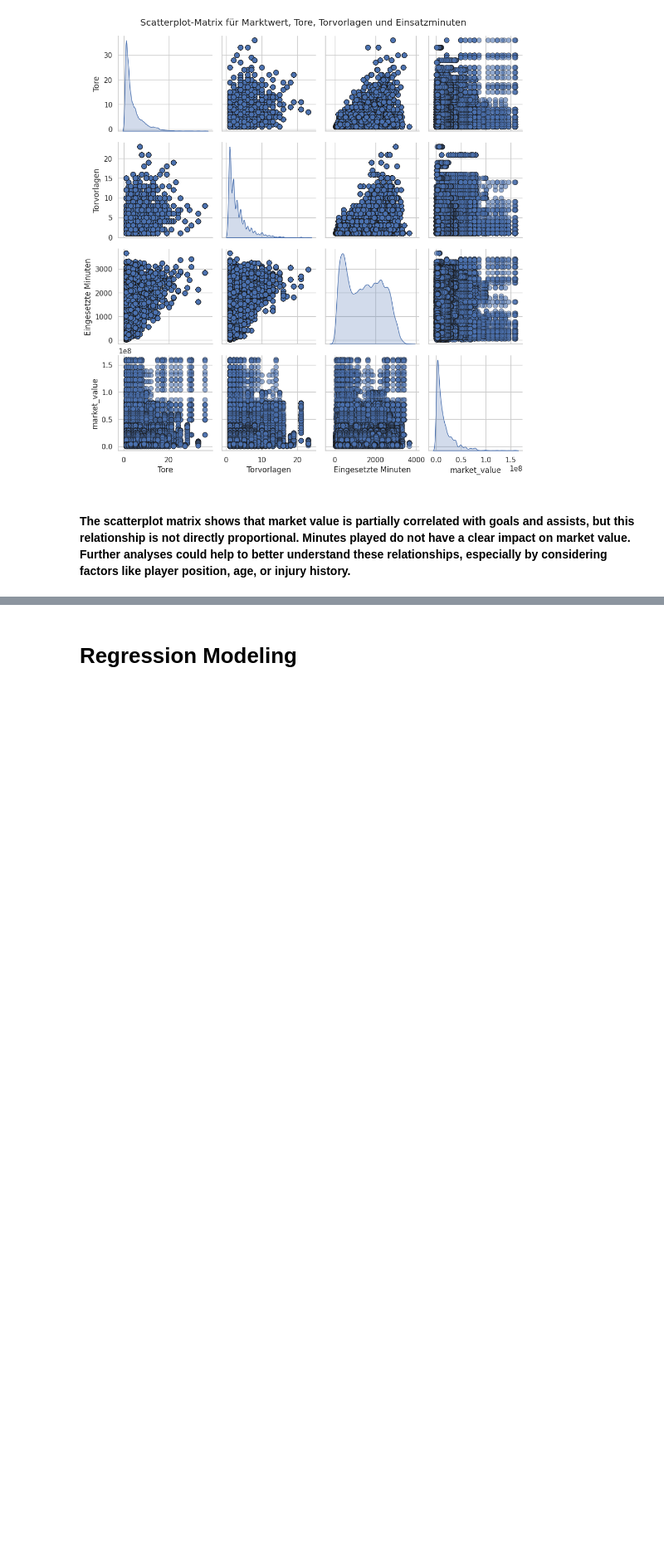
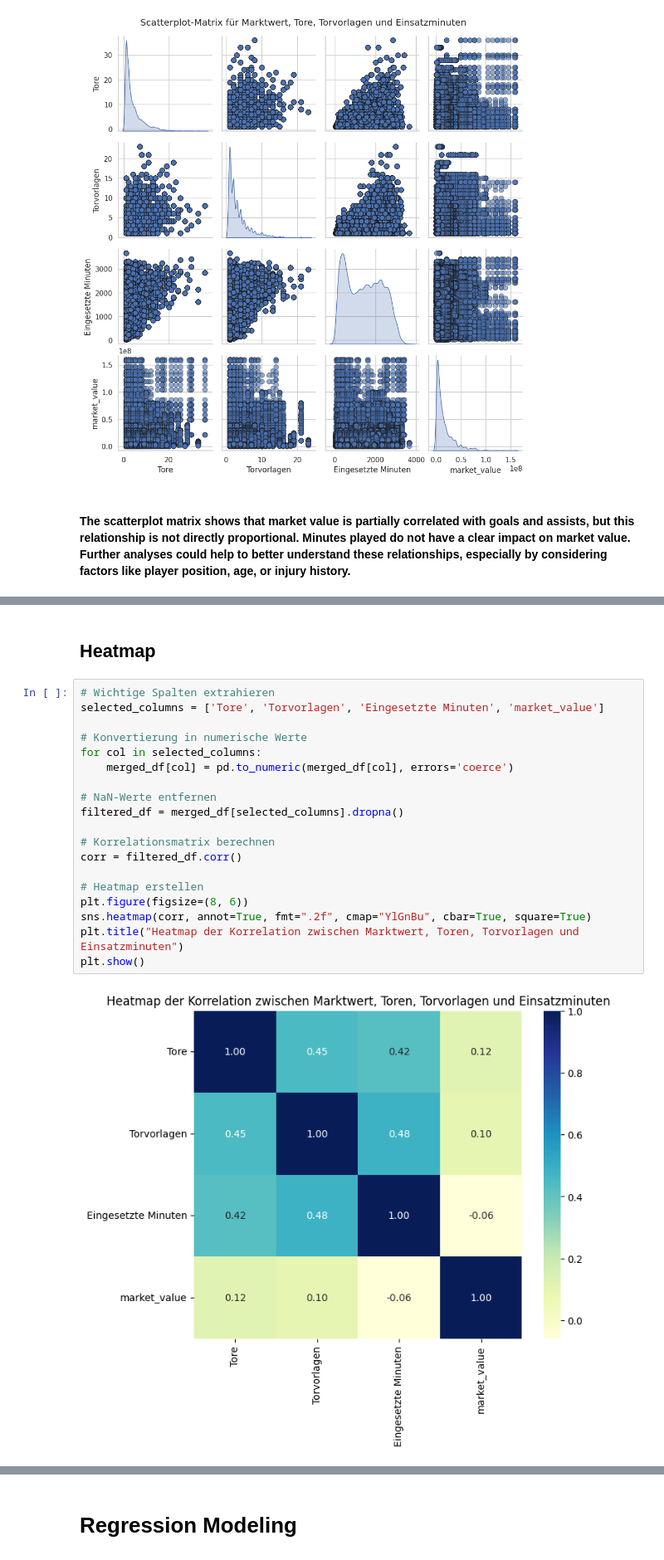
Before and after one commit to loretyan/ProjectDataAnalytics, a Jupyter notebook: Bundesliga.ipynb, the cells around one changed output, grey strips where cells are left out. Shown at 83% size. Saved outputs shown, nothing was run; the diff lists cells and outputs as text; blank space fills up the shorter version.

```diff
--- a/Bundesliga.ipynb
+++ b/Bundesliga.ipynb
@@ -1123,0 +1221,23 @@ plt.show()
+# %% [markdown]
+## Heatmap
+# %%
+# Wichtige Spalten extrahieren
+selected_columns = ['Tore', 'Torvorlagen', 'Eingesetzte Minuten', 'market_value']
+
+# Konvertierung in numerische Werte
+for col in selected_columns:
+    merged_df[col] = pd.to_numeric(merged_df[col], errors='coerce')
+
+# NaN-Werte entfernen
+filtered_df = merged_df[selected_columns].dropna()
+
+# Korrelationsmatrix berechnen
+corr = filtered_df.corr()
+
+# Heatmap erstellen
+plt.figure(figsize=(8, 6))
+sns.heatmap(corr, annot=True, fmt=".2f", cmap="YlGnBu", cbar=True, square=True)
+plt.title("Heatmap der Korrelation zwischen Marktwert, Toren, Torvorlagen und Einsatzminuten")
+plt.show()
+# %% [output]
+[figure, added]
```
Also changed, not shown: parts of 18 cells of this notebook.
